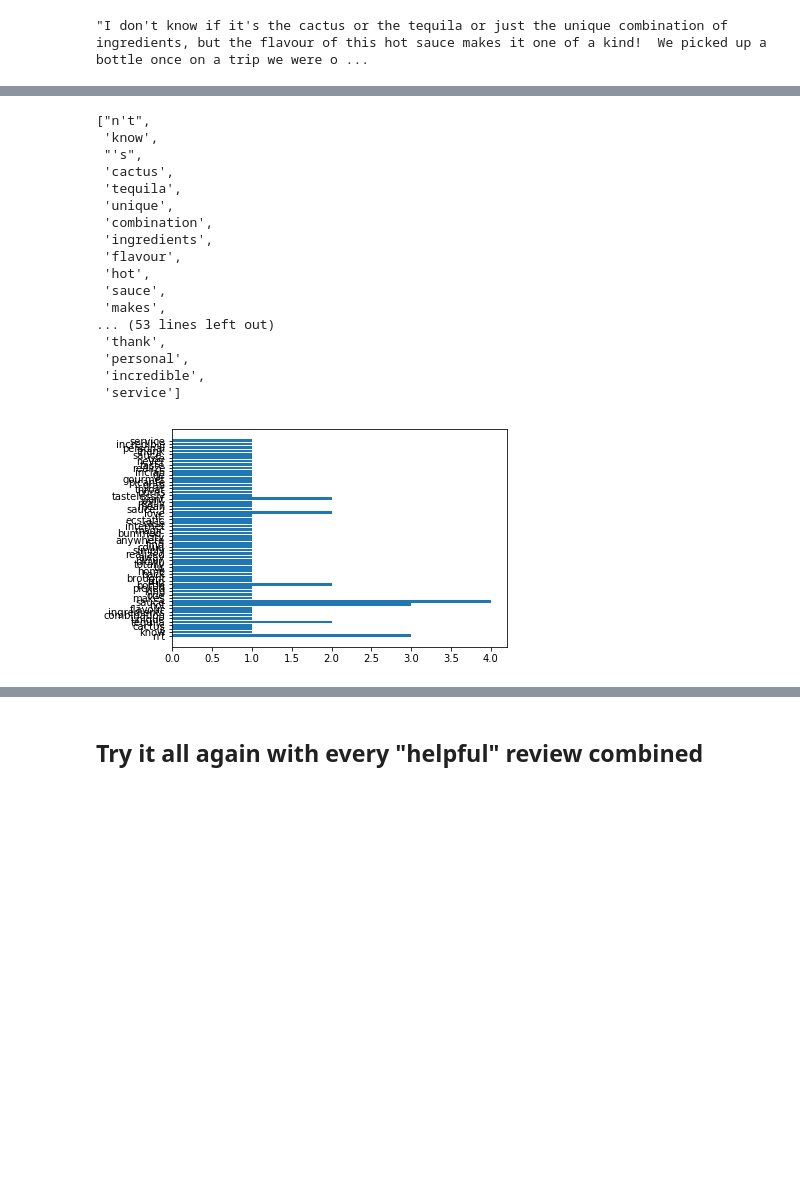
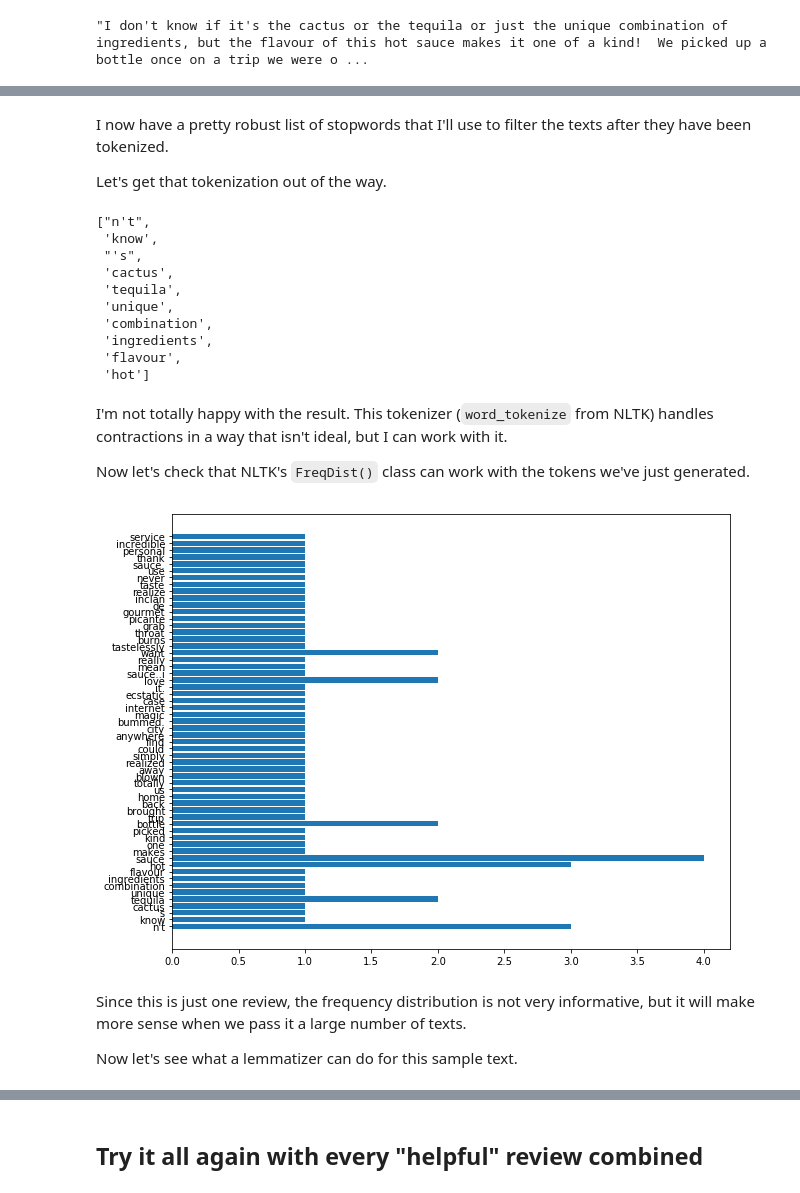
Before and after one commit to jrkreiger/helpful-reviews, a Jupyter notebook: project_notes.ipynb, the cells around one changed output, grey strips where cells are left out. Drawn from its saved outputs; the diff is of its cells as text; code cells hidden in the pictures; blank space fills up the shorter version.

```diff
--- a/project_notes.ipynb
+++ b/project_notes.ipynb
@@ -604,0 +609,7 @@ The most "helpful" reviewer is "P. Schmidt," author of the top-rated review of t
+# %%
+data['TopHelpfulReviewer'] = (np.where(data.UserHelpVotes
+                                       > np.quantile(data.UserHelpVotes, 0.99),
+                                       1, 0))
+
+top_reviewers = data[data.TopHelpfulReviewer == 1]
+top_reviewers.describe()
@@ -755,11 +796,15 @@ stop_list += ['br', '.<', '..', '...', '``', "''", '--']
 [nltk_data]   Unzipping corpora/stopwords.zip.
+# %% [markdown]
+I now have a pretty robust list of stopwords that I'll use to filter the texts after they have been tokenized.
+
+Let's get that tokenization out of the way.
 # %%
 # Set up baseline tokenizer
 from nltk import word_tokenize
 
 tokens = word_tokenize(sample)
 clean_tokens = [word.lower() for word in tokens if word.lower() not in stop_list]
-clean_tokens
+clean_tokens[:10]
 # %% [output]
 ["n't",
  'know',
@@ -770,22 +815,25 @@ clean_tokens
  'combination',
  'ingredients',
  'flavour',
- 'hot',
- 'sauce',
- 'makes',
-... (53 lines left out)
- 'thank',
- 'personal',
- 'incredible',
- 'service']
+ 'hot']
+# %% [markdown]
+I'm not totally happy with the result. This tokenizer (`word_tokenize` from NLTK) handles contractions in a way that isn't ideal, but I can work with it.
+
+Now let's check that NLTK's `FreqDist()` class can work with the tokens we've just generated.
 # %%
 # Set up FreqDist()
 from nltk import FreqDist
 
 freqdist = FreqDist(clean_tokens)
-plt.barh(y=[key for key in freqdist.keys()], width=[val for val in freqdist.values()]);
+plt.figure(figsize=(10,8))
+plt.barh(y=[key for key in freqdist.keys()],
+         width=[val for val in freqdist.values()]);
 # %% [output]
-[figure, old version]
+[figure, new version]
+# %% [markdown]
+Since this is just one review, the frequency distribution is not very informative, but it will make more sense when we pass it a large number of texts.
+
+Now let's see what a lemmatizer can do for this sample text.
 # %%
 # Set up lemmatizer
 from nltk.stem.wordnet import WordNetLemmatizer
```
Also changed, not shown: parts of 28 cells of this notebook.
